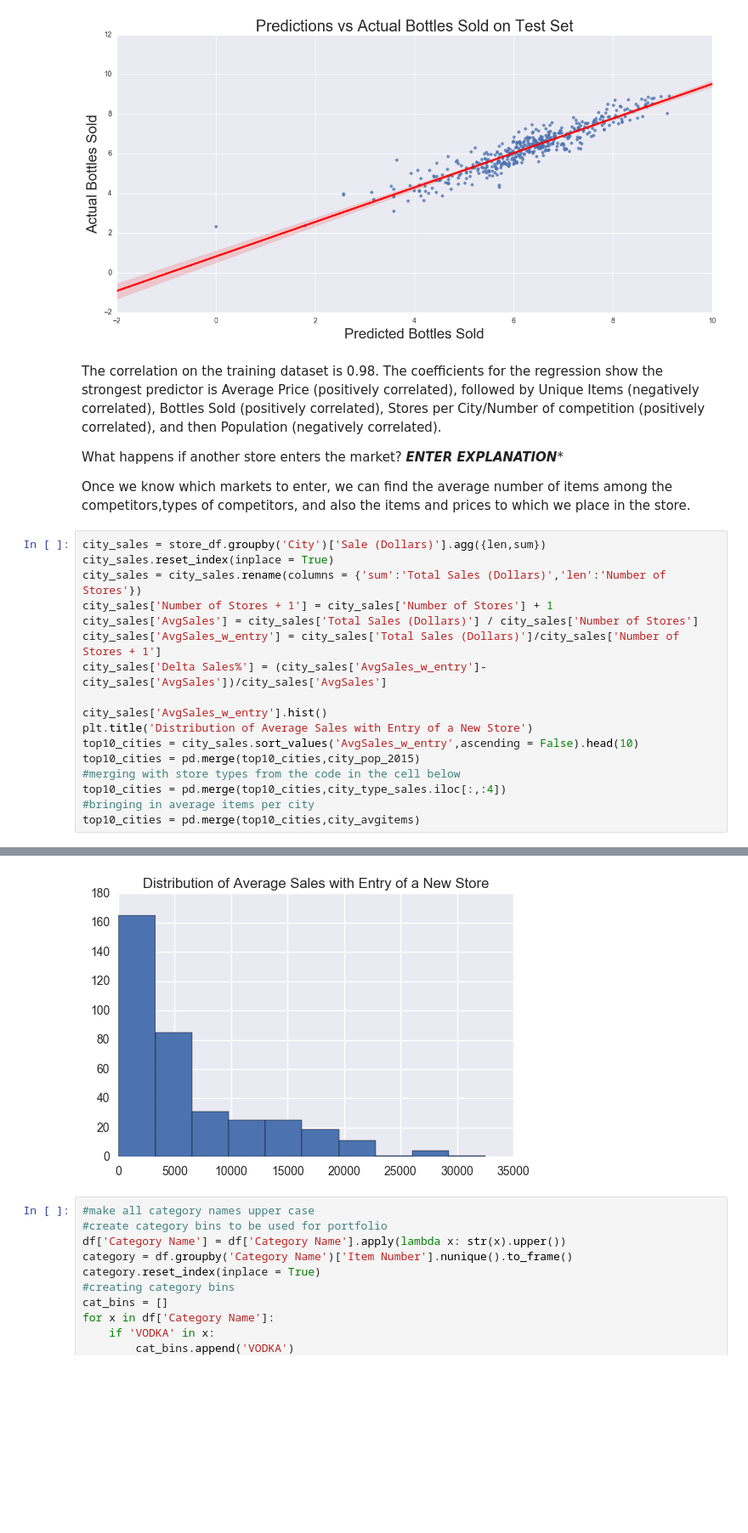
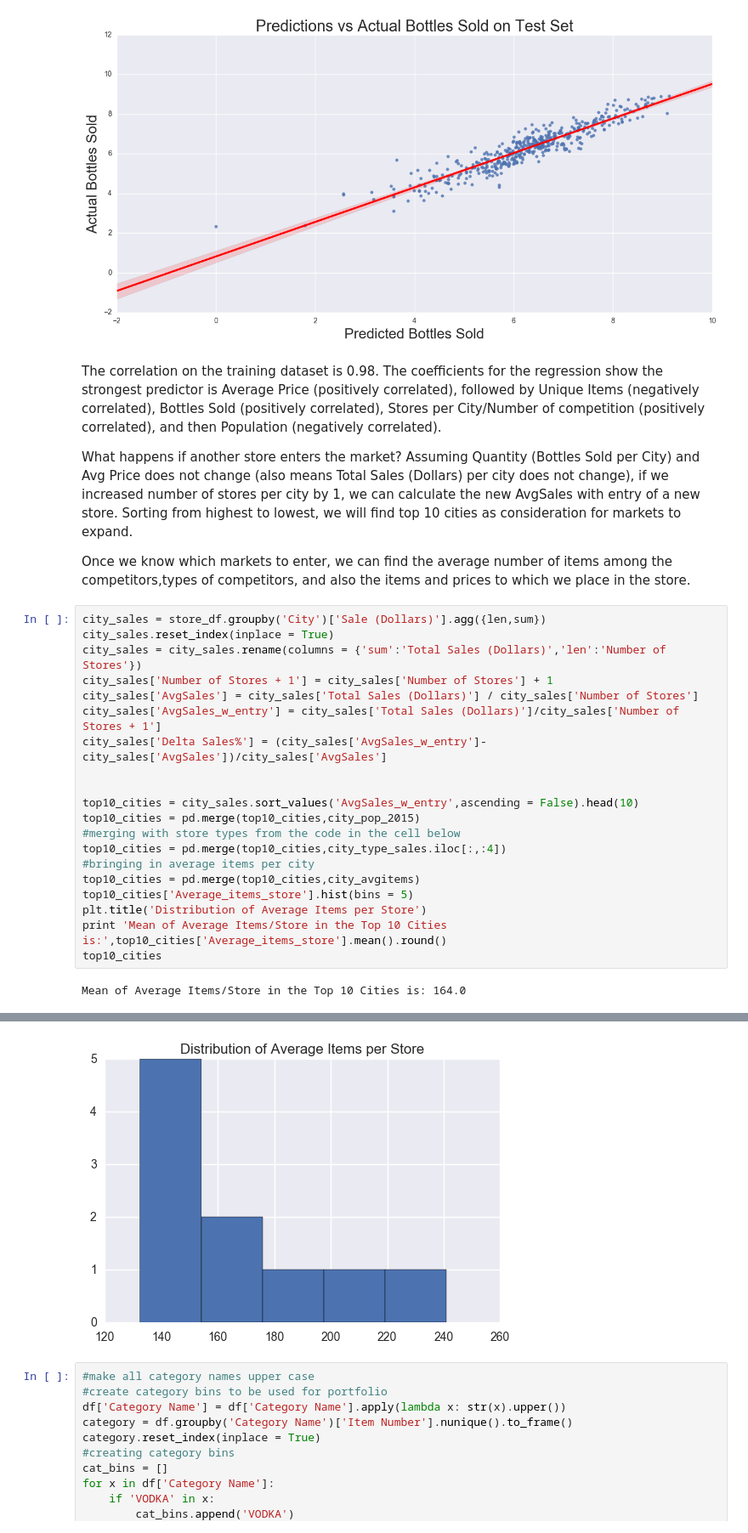
Before and after one commit to ashalan/project_3, a Jupyter notebook: starter-code/Project 3 Starter Code.ipynb, the cells around one changed output, grey strips where cells are left out. Shown at 85% size. Drawn from its saved outputs; the diff is of its cells as text; blank space fills up the shorter version.

```diff
--- a/starter-code/Project 3 Starter Code.ipynb
+++ b/starter-code/Project 3 Starter Code.ipynb
@@ -395,7 +395,7 @@ MSE: 0.194364403407
 # %% [markdown]
 The correlation on the training dataset is 0.98. The coefficients for the regression show the strongest predictor is Average Price (positively correlated), followed by Unique Items (negatively correlated), Bottles Sold (positively correlated), Stores per City/Number of competition (positively correlated), and then Population (negatively correlated).
 
-What happens if another store enters the market? *****ENTER EXPLANATION******
+What happens if another store enters the market? Assuming Quantity (Bottles Sold per City) and Avg Price does not change (also means Total Sales (Dollars) per city does not change), if we increased number of stores per city by 1, we can calculate the new AvgSales with entry of a new store. Sorting from highest to lowest, we will find top 10 cities as consideration for markets to expand.
 
 Once we know which markets to enter, we can find the average number of items among the competitors,types of competitors, and also the items and prices to which we place in the store.
 # %%
@@ -407,12 +407,16 @@ city_sales['AvgSales'] = city_sales['Total Sales (Dollars)'] / city_sales['Numbe
 city_sales['AvgSales_w_entry'] = city_sales['Total Sales (Dollars)']/city_sales['Number of Stores + 1']
 city_sales['Delta Sales%'] = (city_sales['AvgSales_w_entry']-city_sales['AvgSales'])/city_sales['AvgSales']
 
-city_sales['AvgSales_w_entry'].hist()
-plt.title('Distribution of Average Sales with Entry of a New Store')
+
 top10_cities = city_sales.sort_values('AvgSales_w_entry',ascending = False).head(10)
 top10_cities = pd.merge(top10_cities,city_pop_2015)
 #merging with store types from the code in the cell below
 top10_cities = pd.merge(top10_cities,city_type_sales.iloc[:,:4])
 #bringing in average items per city
 top10_cities = pd.merge(top10_cities,city_avgitems)
+top10_cities['Average_items_store'].hist(bins = 5)
+plt.title('Distribution of Average Items per Store')
+print 'Mean of Average Items/Store in the Top 10 Cities is:',top10_cities['Average_items_store'].mean().round()
+top10_cities
 # %% [output]
+Mean of Average Items/Store in the Top 10 Cities is: 164.0
@@ -419,4 +434,4 @@ top10_cities = pd.merge(top10_cities,city_avgitems)
-[figure, old version]
+[figure, new version]
 # %%
 #make all category names upper case
 #create category bins to be used for portfolio
```
Also changed, not shown: parts of 1 cell of this notebook.
